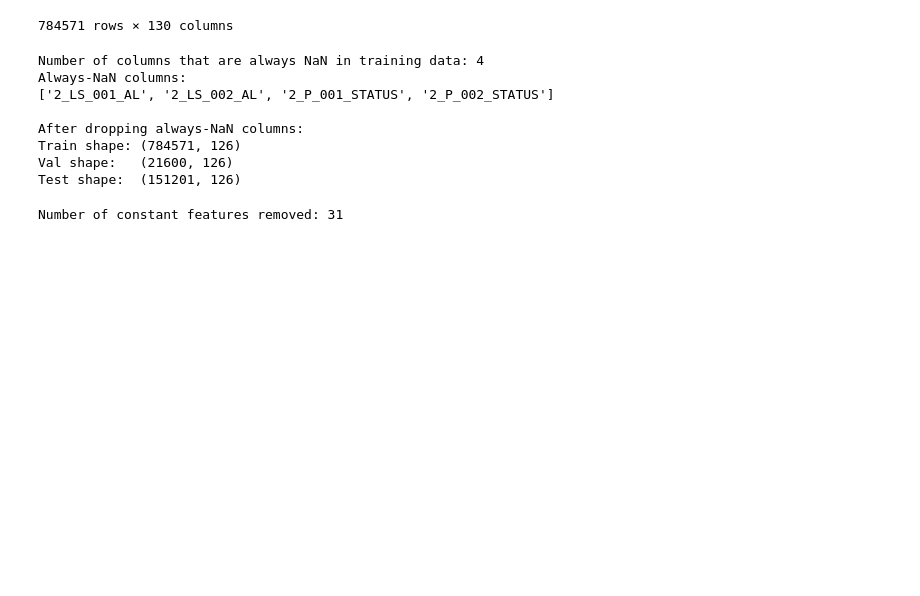
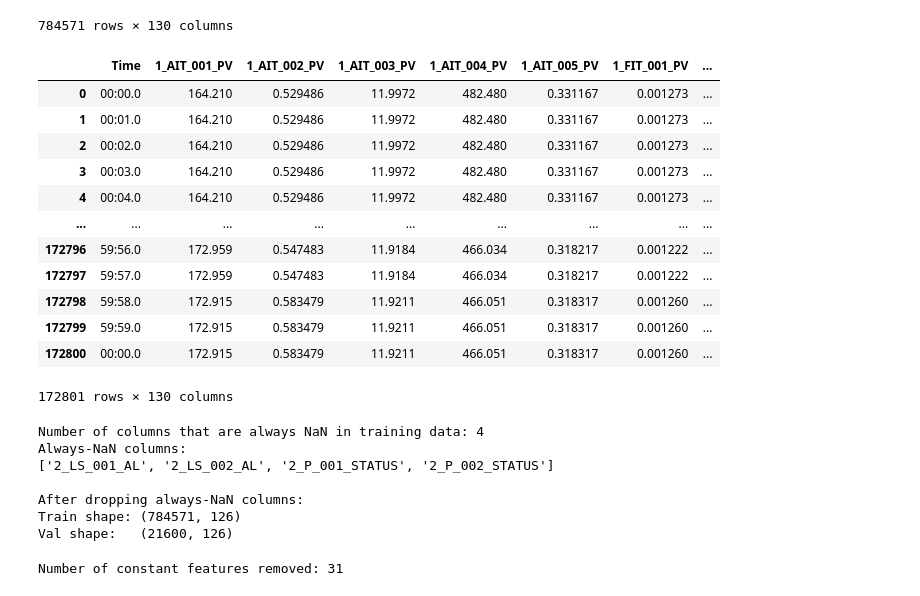
Before and after one commit to Brandonwood44/Anomaly-Detection-Thesis, a Jupyter notebook: notebooks/Training for WaDi.ipynb, the cells around one changed output. Drawn from its saved outputs; the diff is of its cells as text; code cells hidden in the pictures; blank space fills up the shorter version.

```diff
--- a/notebooks/Training for WaDi.ipynb
+++ b/notebooks/Training for WaDi.ipynb
@@ -43,6 +43,28 @@ Train_df
 | 784569 | 2017-10-07 | 16:09.0 | 175.896 | 0.613476 | 11.8913 | 479.224 | 0.331622 | 0.001173 | ... |
 | 784570 | 2017-10-07 | 16:10.0 | 175.896 | 0.613476 | 11.8913 | 479.224 | 0.331622 | 0.001173 | ... |
 784571 rows × 130 columns
+# %%
+attack_df = pd.read_csv("/home/brandon/data/WADI_attackdataLABLE.csv", header = 1)
+attack_df['Date'] = attack_df['Date ']
+attack_df = attack_df[attack_df['Row '] <= 172801.0]
+attack_df['Attack_Label'] = attack_df['Attack LABLE (1:No Attack, -1:Attack)']
+attack_df = attack_df.drop(columns = ['Row ', 'Date ', 'Attack LABLE (1:No Attack, -1:Attack)'])
+# attack_df['Date'] = pd.to_datetime(attack_df['Date'], format='%m/%d/%y')
+attack_df
+# %% [output]
+|  | Time | 1_AIT_001_PV | 1_AIT_002_PV | 1_AIT_003_PV | 1_AIT_004_PV | 1_AIT_005_PV | 1_FIT_001_PV | ... |
+| 0 | 00:00.0 | 164.210 | 0.529486 | 11.9972 | 482.480 | 0.331167 | 0.001273 | ... |
+| 1 | 00:01.0 | 164.210 | 0.529486 | 11.9972 | 482.480 | 0.331167 | 0.001273 | ... |
+| 2 | 00:02.0 | 164.210 | 0.529486 | 11.9972 | 482.480 | 0.331167 | 0.001273 | ... |
+| 3 | 00:03.0 | 164.210 | 0.529486 | 11.9972 | 482.480 | 0.331167 | 0.001273 | ... |
+| 4 | 00:04.0 | 164.210 | 0.529486 | 11.9972 | 482.480 | 0.331167 | 0.001273 | ... |
+| ... | ... | ... | ... | ... | ... | ... | ... | ... |
+| 172796 | 59:56.0 | 172.959 | 0.547483 | 11.9184 | 466.034 | 0.318217 | 0.001222 | ... |
+| 172797 | 59:57.0 | 172.959 | 0.547483 | 11.9184 | 466.034 | 0.318217 | 0.001222 | ... |
+| 172798 | 59:58.0 | 172.915 | 0.583479 | 11.9211 | 466.051 | 0.318317 | 0.001260 | ... |
+| 172799 | 59:59.0 | 172.915 | 0.583479 | 11.9211 | 466.051 | 0.318317 | 0.001260 | ... |
+| 172800 | 00:00.0 | 172.915 | 0.583479 | 11.9211 | 466.051 | 0.318317 | 0.001260 | ... |
+172801 rows × 130 columns
 # %%
 Val_df = attack_df.loc[attack_df['Date'] == '10/9/17'].copy()
 
@@ -73,7 +98,6 @@ Always-NaN columns:
 After dropping always-NaN columns:
 Train shape: (784571, 126)
 Val shape:   (21600, 126)
-Test shape:  (151201, 126)
 # %%
 # Use appropriate methods to handle missing values
 # Use liner interpolation for missing values that spread out across the data
```
Also changed, not shown: parts of 6 cells of this notebook.
